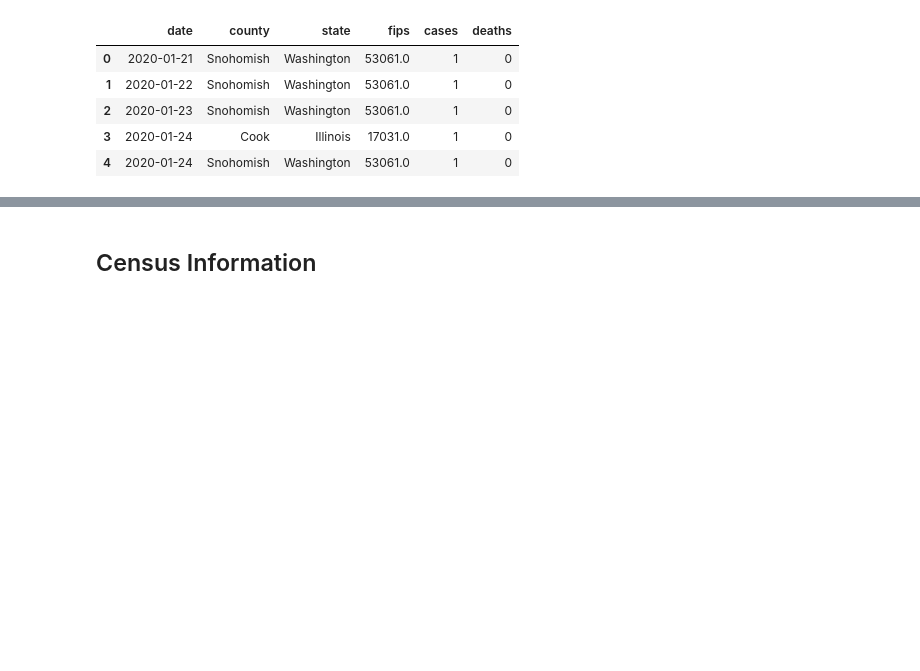
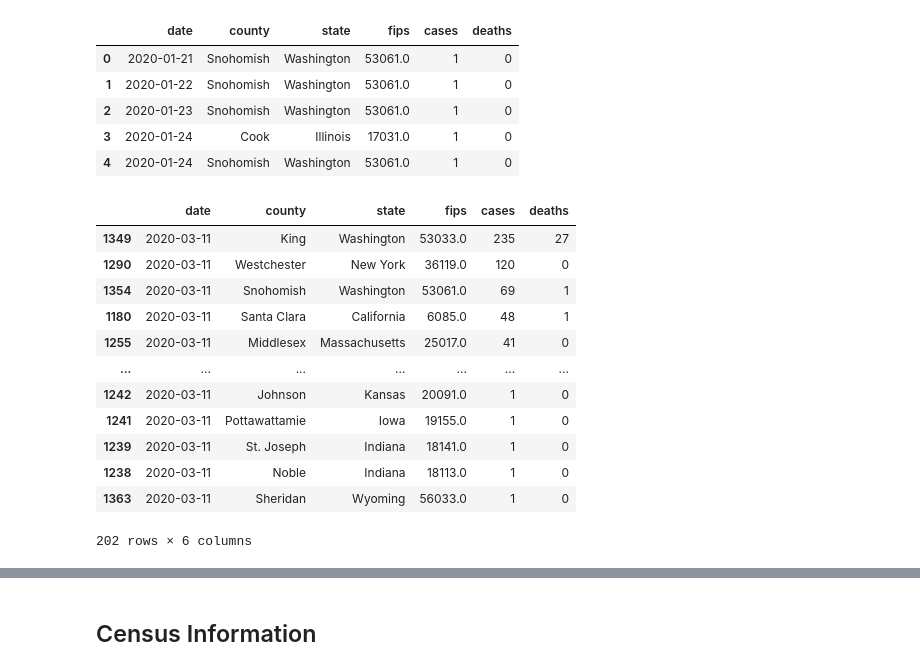
Before and after one commit to Pankaj-gh/Rice-Project-1-G11, a Jupyter notebook: main_script.ipynb, the cells around one changed output, grey strips where cells are left out. Cells and saved outputs as stored; diff of their text form; code cells hidden in the pictures; blank space fills up the shorter version.

```diff
--- a/main_script.ipynb
+++ b/main_script.ipynb
@@ -15,3 +19,21 @@ df.head()
 | 4 | 2020-01-24 | Snohomish | Washington | 53061.0 | 1 | 0 |
 # %%
 df_new=df.dropna()
+# %%
+df_march=df_new[df_new['date']=='2020-03-11']
+# %%
+df_march.sort_values(['cases'],ascending=False)
+# %% [output]
+|  | date | county | state | fips | cases | deaths |
+| 1349 | 2020-03-11 | King | Washington | 53033.0 | 235 | 27 |
+| 1290 | 2020-03-11 | Westchester | New York | 36119.0 | 120 | 0 |
+| 1354 | 2020-03-11 | Snohomish | Washington | 53061.0 | 69 | 1 |
+| 1180 | 2020-03-11 | Santa Clara | California | 6085.0 | 48 | 1 |
+| 1255 | 2020-03-11 | Middlesex | Massachusetts | 25017.0 | 41 | 0 |
+| ... | ... | ... | ... | ... | ... | ... |
+| 1242 | 2020-03-11 | Johnson | Kansas | 20091.0 | 1 | 0 |
+| 1241 | 2020-03-11 | Pottawattamie | Iowa | 19155.0 | 1 | 0 |
+| 1239 | 2020-03-11 | St. Joseph | Indiana | 18141.0 | 1 | 0 |
+| 1238 | 2020-03-11 | Noble | Indiana | 18113.0 | 1 | 0 |
+| 1363 | 2020-03-11 | Sheridan | Wyoming | 56033.0 | 1 | 0 |
+202 rows × 6 columns
```
Also changed, not shown: parts of 48 cells of this notebook.
